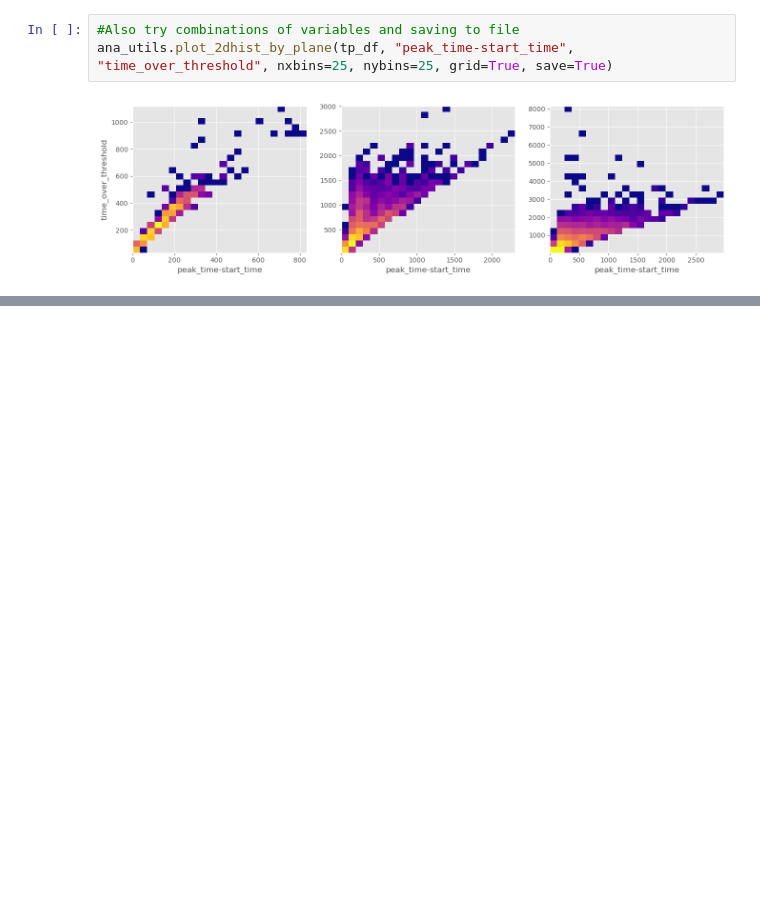
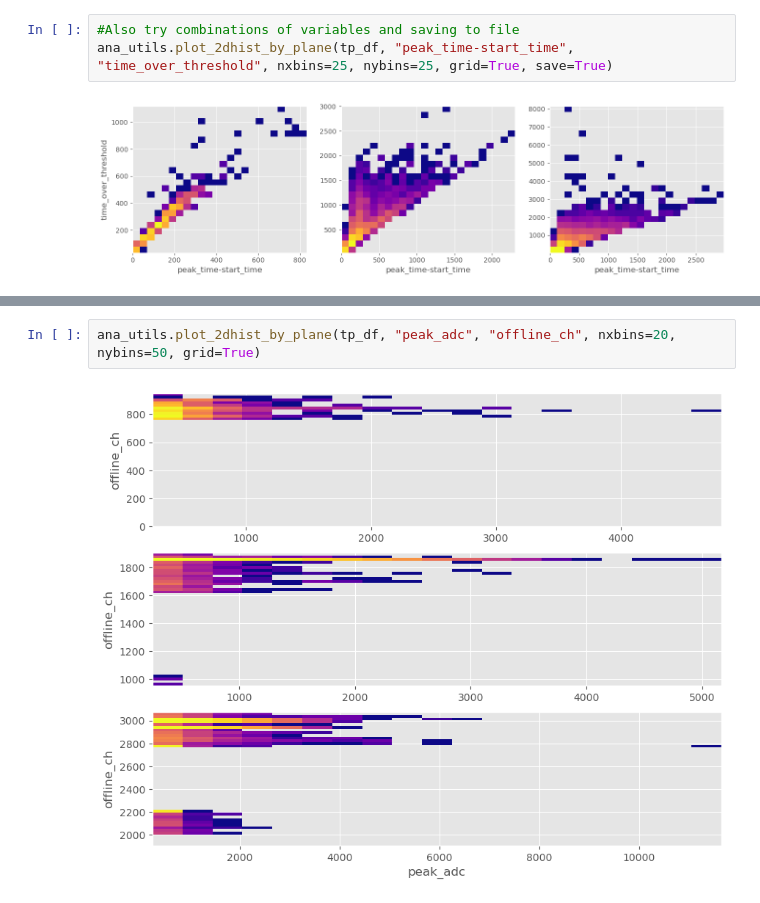
Before and after one commit to fmartinezlopez/vdcoldbox_ana_tools, a Jupyter notebook: notebooks/example_plots.ipynb, the cells around one changed output, grey strips where cells are left out. Saved outputs shown, nothing was run; the diff lists cells and outputs as text; blank space fills up the shorter version.

```diff
--- a/notebooks/example_plots.ipynb
+++ b/notebooks/example_plots.ipynb
@@ -49,0 +50,4 @@ ana_utils.plot_2dhist_by_plane(tp_df, "time_over_threshold", "offline_ch", nxbin
+# %%
+ana_utils.plot_2dhist_by_plane(tp_df, "peak_adc", "offline_ch", nxbins=20, nybins=50, grid=True)
+# %% [output]
+[figure, added]
```
Also changed, not shown: parts of 3 cells of this notebook, 2 other files.
